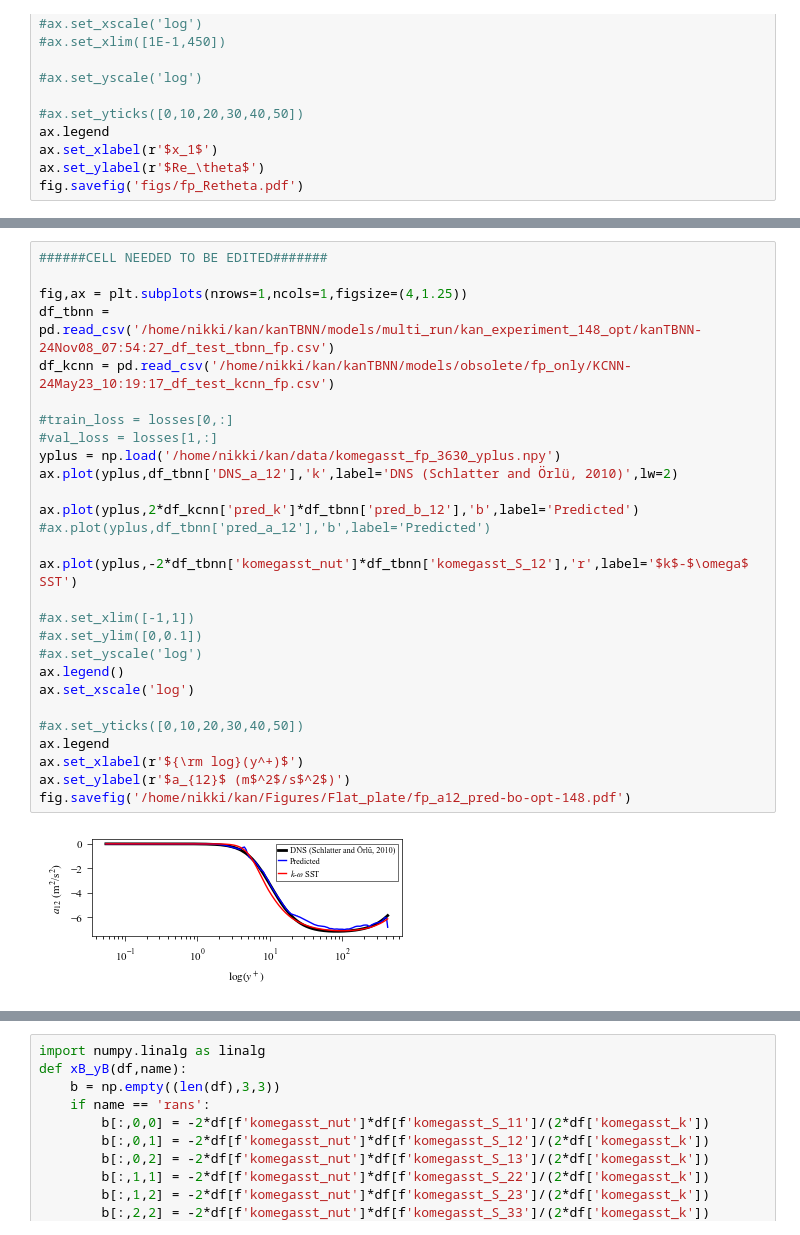
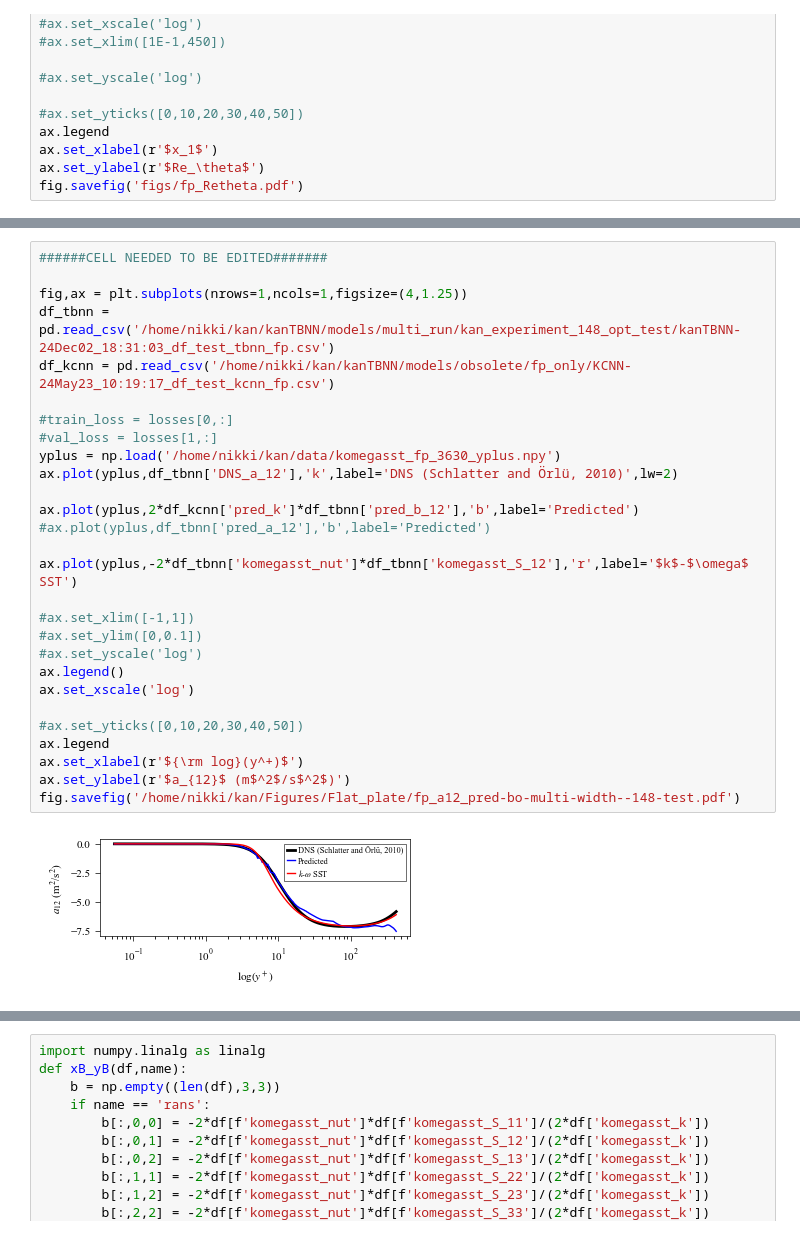
Before and after one commit to Nikhilakalia/kanTBNN, a Jupyter notebook: plots.ipynb, the cells around one changed output, grey strips where cells are left out. Cells and saved outputs as stored; diff of their text form.

```diff
--- a/plots.ipynb
+++ b/plots.ipynb
@@ -650,33 +650,33 @@ fig.savefig('/home/nikki/kan/Figures/Flat_plate/fp_a11_pred-bo-opt-148.pdf')
 # %%
 ######CELL NEEDED TO BE EDITED#######
 
 fig,ax = plt.subplots(nrows=1,ncols=1,figsize=(4,1.25))
-df_tbnn = pd.read_csv('/home/nikki/kan/kanTBNN/models/multi_run/kan_experiment_148_opt/kanTBNN-24Nov08_07:54:27_df_test_tbnn_fp.csv')
+df_tbnn = pd.read_csv('/home/nikki/kan/kanTBNN/models/multi_run/kan_experiment_148_opt_test/kanTBNN-24Dec02_18:31:03_df_test_tbnn_fp.csv')
 df_kcnn = pd.read_csv('/home/nikki/kan/kanTBNN/models/obsolete/fp_only/KCNN-24May23_10:19:17_df_test_kcnn_fp.csv')
 
 #train_loss = losses[0,:]
 #val_loss = losses[1,:]
 yplus = np.load('/home/nikki/kan/data/komegasst_fp_3630_yplus.npy')
 ax.plot(yplus,df_tbnn['DNS_a_12'],'k',label='DNS (Schlatter and Örlü, 2010)',lw=2)
 
 ax.plot(yplus,2*df_kcnn['pred_k']*df_tbnn['pred_b_12'],'b',label='Predicted')
 #ax.plot(yplus,df_tbnn['pred_a_12'],'b',label='Predicted')
 
 ax.plot(yplus,-2*df_tbnn['komegasst_nut']*df_tbnn['komegasst_S_12'],'r',label='$k$-$\omega$ SST')
 
 #ax.set_xlim([-1,1])
 #ax.set_ylim([0,0.1])
 #ax.set_yscale('log')
 ax.legend()
 ax.set_xscale('log')
 
 #ax.set_yticks([0,10,20,30,40,50])
 ax.legend
 ax.set_xlabel(r'${\rm log}(y^+)$')
 ax.set_ylabel(r'$a_{12}$ (m$^2$/s$^2$)')
-fig.savefig('/home/nikki/kan/Figures/Flat_plate/fp_a12_pred-bo-opt-148.pdf')
+fig.savefig('/home/nikki/kan/Figures/Flat_plate/fp_a12_pred-bo-multi-width--148-test.pdf')
 # %% [output]
-[figure, old version]
+[figure, new version]
 # %%
 #plotting more data for KAN?
 fig,ax = plt.subplots(nrows=1,ncols=1,figsize=(4,1.25))
```
Also changed, not shown: parts of 6 cells of this notebook, 43 other files.
